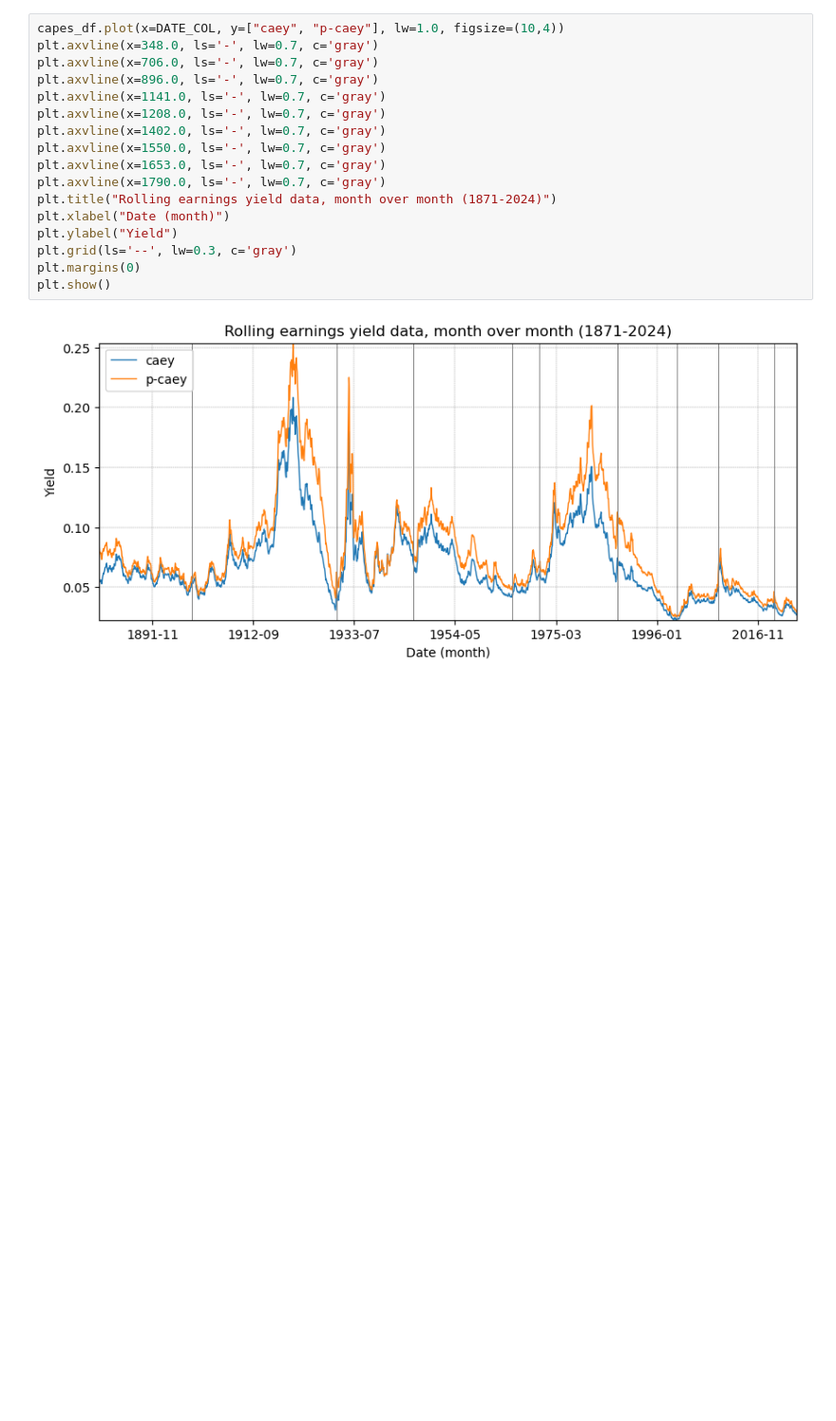
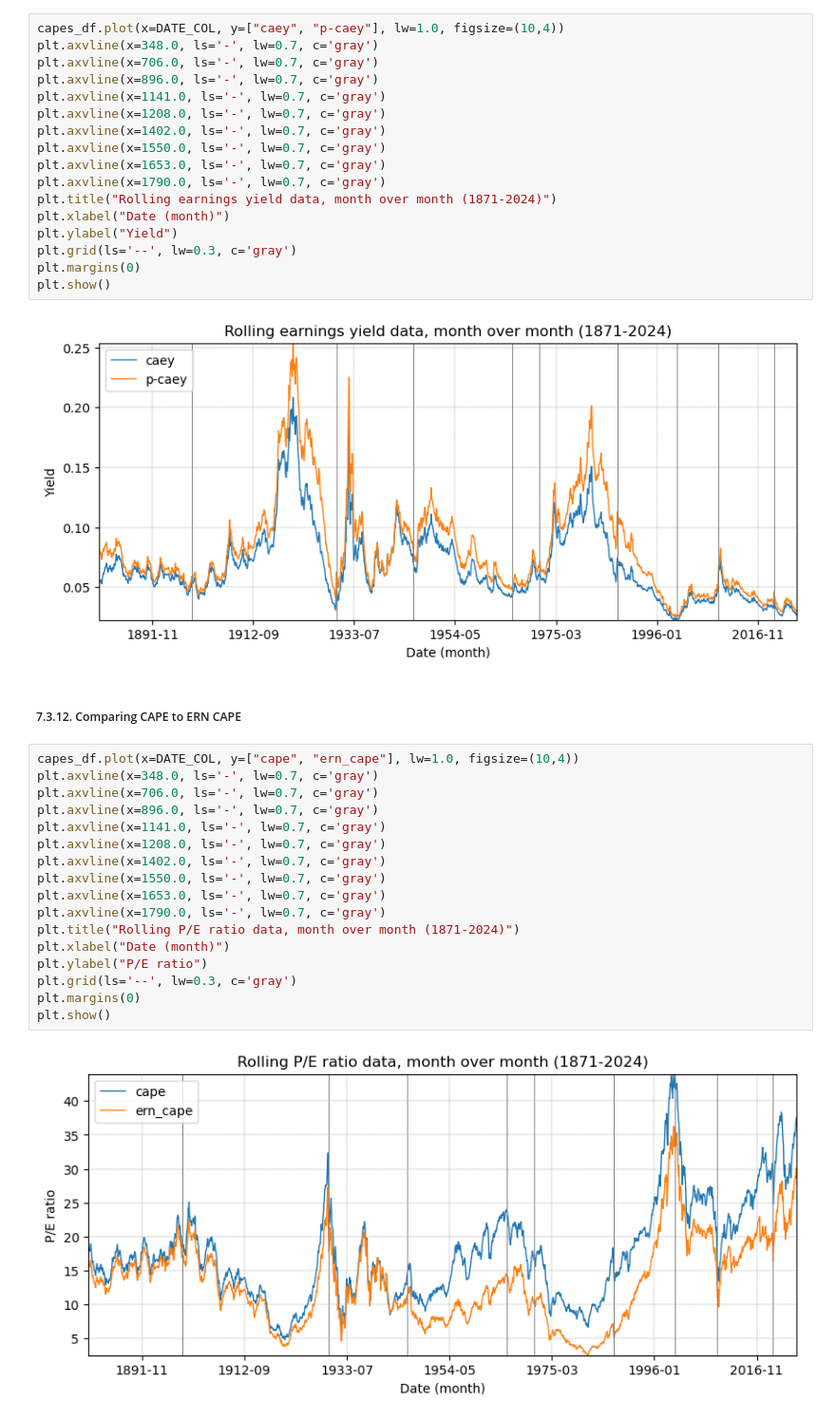
Before and after one commit to chiragbharadwaj/kasai, a Jupyter notebook: analysis/derivations/capes.ipynb, the cells around one changed output. Shown at 95% size. Saved outputs shown, nothing was run; the diff lists cells and outputs as text; blank space fills up the shorter version.

```diff
--- a/analysis/derivations/capes.ipynb
+++ b/analysis/derivations/capes.ipynb
@@ -871,3 +1047,24 @@ plt.margins(0)
 plt.show()
 # %% [output]
 [figure]
+# %% [markdown]
+##### 7.3.12. Comparing CAPE to ERN CAPE
+# %%
+capes_df.plot(x=DATE_COL, y=["cape", "ern_cape"], lw=1.0, figsize=(10,4))
+plt.axvline(x=348.0, ls='-', lw=0.7, c='gray')
+plt.axvline(x=706.0, ls='-', lw=0.7, c='gray')
+plt.axvline(x=896.0, ls='-', lw=0.7, c='gray')
+plt.axvline(x=1141.0, ls='-', lw=0.7, c='gray')
+plt.axvline(x=1208.0, ls='-', lw=0.7, c='gray')
+plt.axvline(x=1402.0, ls='-', lw=0.7, c='gray')
+plt.axvline(x=1550.0, ls='-', lw=0.7, c='gray')
+plt.axvline(x=1653.0, ls='-', lw=0.7, c='gray')
+plt.axvline(x=1790.0, ls='-', lw=0.7, c='gray')
+plt.title("Rolling P/E ratio data, month over month (1871-2024)")
+plt.xlabel("Date (month)")
+plt.ylabel("P/E ratio")
+plt.grid(ls='--', lw=0.3, c='gray')
+plt.margins(0)
+plt.show()
+# %% [output]
+[figure, added]
```
Also changed, not shown: parts of 31 cells of this notebook, 2 other files.
